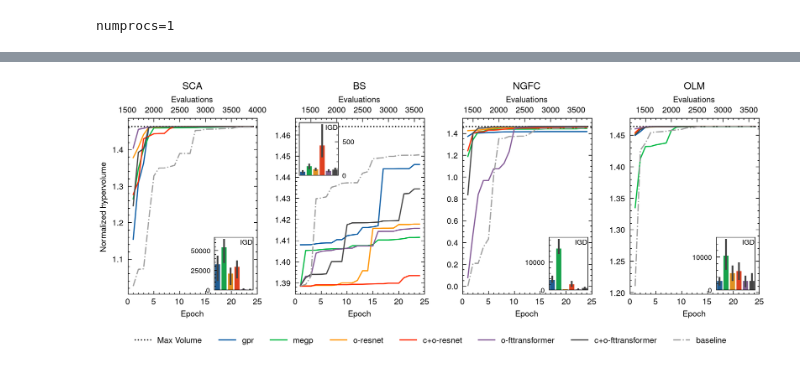
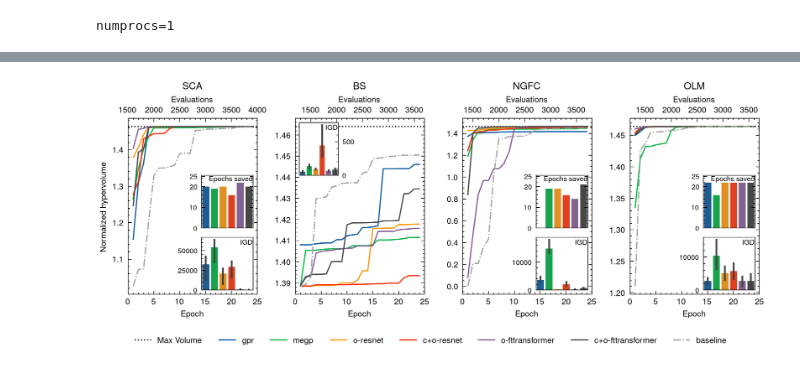
Before and after one commit to GazzolaLab/MultiObjectiveSurrogateOptimization, a Jupyter notebook: figure3.ipynb, the cells around one changed output, grey strips where cells are left out. Saved outputs shown, nothing was run; the diff lists cells and outputs as text; code cells hidden in the pictures.

```diff
--- a/figure3.ipynb
+++ b/figure3.ipynb
@@ -15,12 +16,13 @@ machinable.index [e97588]
 # %% [markdown]
 # Surrogate optimization vs. baselines
 # %%
-_ca1_sopt_baseline = get("interface._ca1_sopt_baseline")
+_ca1_sopt_baseline = get("interface._ca1_sopt_baseline", {'selection': (None,)})
 
 globus_download(_ca1_sopt_baseline)
 # %% [output]
 numprocs=1
 # %%
+
 baseline_hvs = defaultdict(dict)
 nos_hv = defaultdict(list)
 igds = defaultdict(dict)
@@ -33,6 +35,7 @@ def _name(experiment):
     return n
 
 for p in _ca1_sopt_baseline.populations():
+    print(p)
     experiments = _ca1_sopt_baseline.components.filter(
         lambda x: p in x.label() and not x.load_attribute("preflight", False)
     )
@@ -53,14 +56,14 @@ for p in _ca1_sopt_baseline.populations():
 
         baseline_hvs[p].setdefault(model_name, {})
         for epoch, region in enumerate(epoch_ranges):
-            baseline_hvs[p][model_name].setdefault(epoch, [])
+            baseline_hvs[p][model_name].setdefault(str(epoch), [])
             hv = experiment.norm_hv_region(nadir, region)
-            baseline_hvs[p][model_name][epoch].append(hv)
+            baseline_hvs[p][model_name][str(epoch)].append(hv)
 
     # backfill eval-normalized baseline
     baseline_hvs[p]["baseline"] = {}
     for epoch, region in enumerate(tracking["ranges"]):
-        baseline_hvs[p]["baseline"][epoch] = [
+        baseline_hvs[p]["baseline"][str(epoch)] = [
             i.norm_hv_region(nadir, region) for i in tracking["interfaces"]
         ]
 
@@ -73,5 +76,5 @@ for p in _ca1_sopt_baseline.populations():
     for experiment in experiments:
         model_name = _name(experiment)
         igds[p][model_name] = [
-            experiment.igd(i) for i in tracking["interfaces"]
+            float(experiment.igd(i)) for i in tracking["interfaces"]
         ]
@@ -92,25 +131,32 @@ stash("figure3-initial_samples", initial_samples)
 nadirs = restore("figure3-nadirs")
 nos_hv = restore("figure3-nos_hv")
 baseline_hvs = restore("figure3-baseline_hvs")
+igds = restore("figure3-igds")
 initial_samples = restore("figure3-initial_samples")
 # %%
 plt.rcParams['xtick.top'] = False
+plt.rcParams['ytick.left'] = True
+plt.rcParams['ytick.right'] = True
 #plt.rcParams['axes.spines.top'] = False
 
-fig, axs = plt.subplots(1, len(baseline_hvs), figsize=(8, 3), sharey=False)
+selection = ['SCA', 'BS', 'NGFC', 'OLM']
 
-for ax, (p, models) in zip(axs.flatten(), baseline_hvs.items()):
+fig, axs = plt.subplots(1, len(selection), figsize=(8, 3), sharey=False)
+
+for ax, (p, models) in zip(axs.flatten(), {key: baseline_hvs[key] for key in selection}.items()):
     nos_mean = np.mean(nos_hv[p + '10'])
     nos_err = stats.sem(nos_hv[p + '10'])
 
     ax.axhline(y=1.1**4, color="black", linestyle=":", label="Max Volume")
 
-    # determine epoch when converged
+    # determine when surrogate reaches within 1% of non-surrogate HV
     converged = {}
     for i, (model_name, epoch_hvs) in enumerate(models.items()):
         for epoch, hvs in epoch_hvs.items():
-            if epoch > 1 and np.mean(hvs) >= 0.99 * nos_mean: #stats.ttest_ind(nos_hv[p], hvs).pvalue > 0.05: # np.abs(np.mean(nos_hv[p]) - np.mean(hvs)) < 0.01:
-                converged[model_name] = epoch
+            epoch = int(epoch)
+            converged[model_name] = [0]
+            if epoch > 1 and np.mean(hvs) > 0.99 * np.mean(baseline_hvs[p]['baseline']['24']):
+                converged[model_name] = [24 - epoch]
                 break
 
     for i, (model_name, epoch_hvs) in enumerate(models.items()):
@@ -120,6 +166,7 @@ for ax, (p, models) in zip(axs.flatten(), baseline_hvs.items()):
         yy = defaultdict(list)
         y_all = []
         for epoch, hvs in epoch_hvs.items():
+            epoch = int(epoch)
             y_all.append(np.mean(hvs))
             if epoch == 0 or epoch > 100:
                 continue
@@ -146,7 +193,7 @@ for ax, (p, models) in zip(axs.flatten(), baseline_hvs.items()):
 
 
     # igd
-    axigd = inset_axes(ax, width='30%', height='30%', loc=f"lower right" if p != 'BS' else "upper left")
+    axigd = inset_axes(ax, width='40%' if p != 'BS' else "30%", height='30%' if p != 'BS' else "30%", loc=f"lower right" if p != 'BS' else "upper left")
     sns.barplot(pd.DataFrame(igds[p]).drop('-', axis=1), ax=axigd)
     axigd.set_title('IGD',loc='right', y=1.0, pad=-6, fontsize=6)
     axigd.tick_params(top=False, bottom=False, left=True, right=True, labelsize=6)
@@ -158,35 +205,43 @@ for ax, (p, models) in zip(axs.flatten(), baseline_hvs.items()):
     else:
         axigd.yaxis.tick_left()
         axigd.yaxis.set_label_position("left")
+
+    # savings
+    if p != 'BS':
+        axsave = inset_axes(ax, width='40%', height='30%', loc=f"upper right", bbox_to_anchor=(0, -0.3, 1, 1), bbox_transform=ax.transAxes)
+        sns.barplot(pd.DataFrame(converged).drop('baseline', axis=1), ax=axsave)
+        axsave.set_title('Epochs saved',loc='right', y=1.0, pad=-5, fontsize=6)
+        axsave.tick_params(top=False, bottom=False, left=True, right=True, labelsize=6)
+        axsave.set_xticks([])
+        axsave.set_ylim([0,25.5])
+        axsave.set_yticks([0, 10, 20, 25])
 
     # ax.axhline(y=nos_mean, color="red", linestyle=":", label=f"NoS ({ufloat(nos_mean, nos_err)})")
     # ax.fill_between(x, [nos_mean - nos_err] * len(x), [nos_mean + nos_err] * len(x), color="red", alpha=0.1)
 
     # ax.set_xscale('log')
     # ax.set_yscale('log')
     ax.set_xlabel("Epoch")
     ax.set_xlim([0, 25])
 
     #ax.legend(loc='best')
     ax.tick_params(top=False)
 
     secax = ax.secondary_xaxis('top', functions=(lambda x, ins=initial_samples[p]: x*100+ins, lambda x, ins=initial_samples[p]: (x+ins)/100))
     secax.set_xlabel('Evaluations')
 
 
     #ax.set_ylim(0, 1.1**4 * 1.05)
     ax.set_title(p,)# loc='left', y=1.0, pad=-6)
 
-
-
 axs[0].set_ylabel("Normalized hypervolume")
 
 handles, labels = axs[0].get_legend_handles_labels()
 fig.legend(handles, labels, ncol=len(labels),
            bbox_to_anchor=(0.95, -0.01))
 plt.tight_layout()
 plt.show()
 # %% [output]
-[figure, old version]
+[figure, new version]
 # %%
 stash("figure3-hypervolumes", fig)
```
Also changed, not shown: parts of 21 cells of this notebook, 2 other files.
